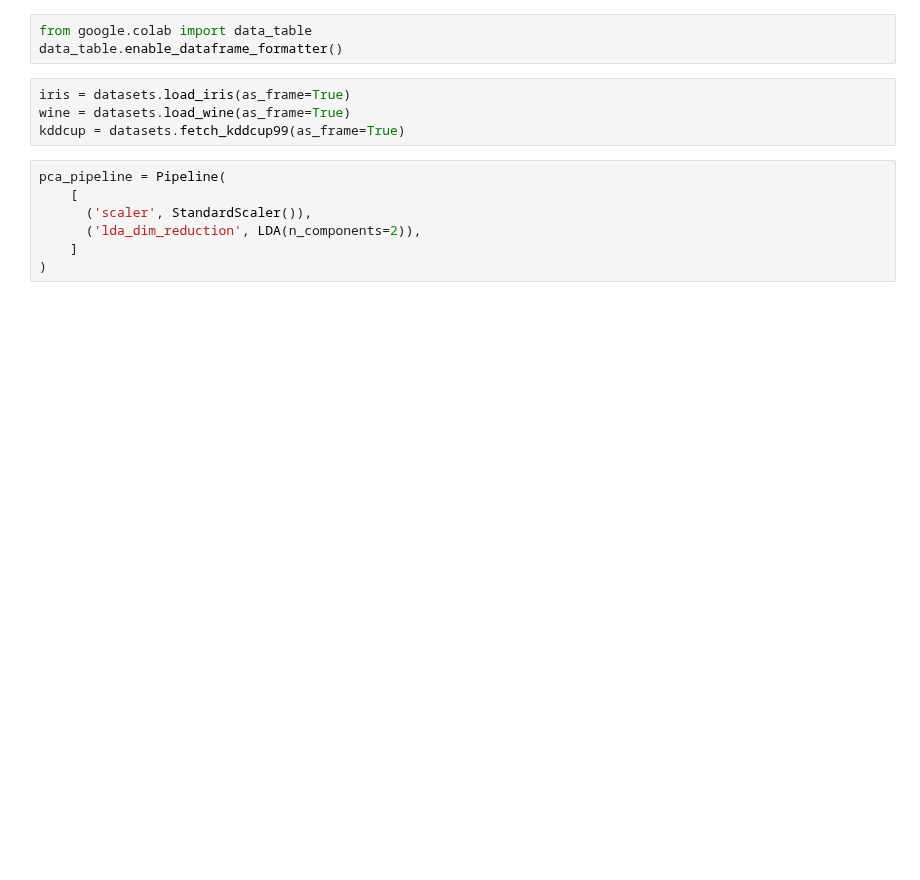
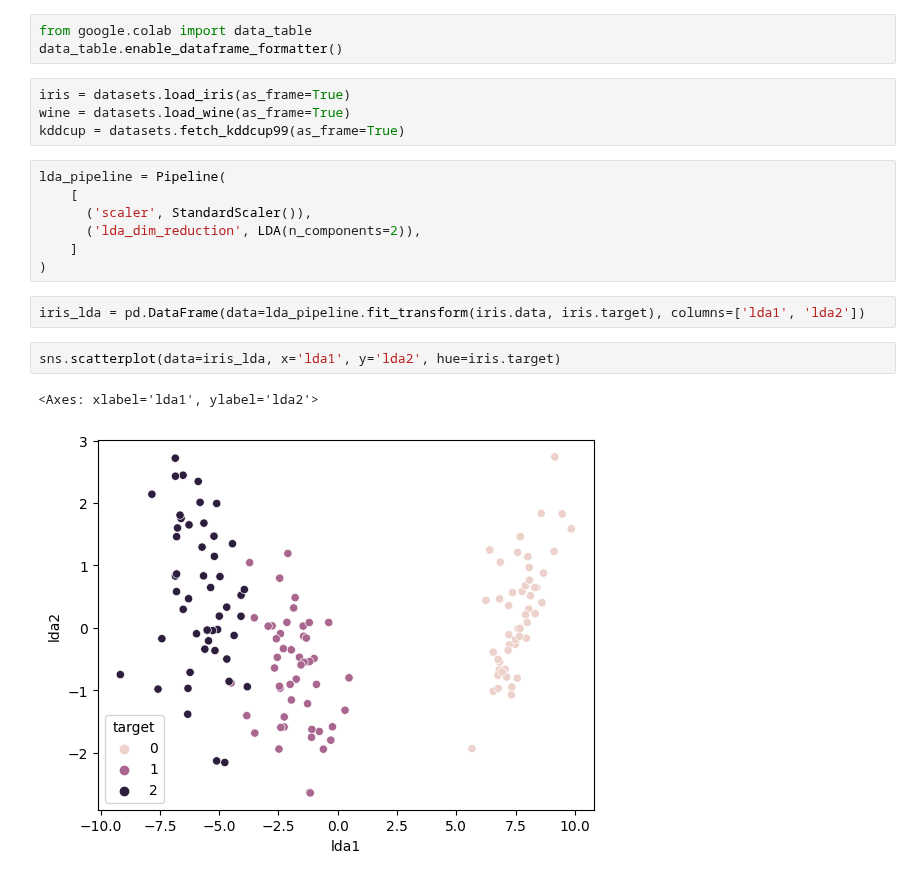
Before and after one commit to 11jolek11/BigData, a Jupyter notebook: List6.ipynb, the cells around one changed output. Saved outputs shown, nothing was run; the diff lists cells and outputs as text; blank space fills up the shorter version.

Commit message:
Plot iris lda

```diff
--- a/List6.ipynb
+++ b/List6.ipynb
@@ -18,9 +19,16 @@ iris = datasets.load_iris(as_frame=True)
 wine = datasets.load_wine(as_frame=True)
 kddcup = datasets.fetch_kddcup99(as_frame=True)
 # %%
-pca_pipeline = Pipeline(
+lda_pipeline = Pipeline(
     [
       ('scaler', StandardScaler()),
       ('lda_dim_reduction', LDA(n_components=2)),
     ]
 )
+# %%
+iris_lda = pd.DataFrame(data=lda_pipeline.fit_transform(iris.data, iris.target), columns=['lda1', 'lda2'])
+# %%
+sns.scatterplot(data=iris_lda, x='lda1', y='lda2', hue=iris.target)
+# %% [output]
+<Axes: xlabel='lda1', ylabel='lda2'>
+[figure, added]
```
Also changed, not shown: parts of 1 cell of this notebook.
